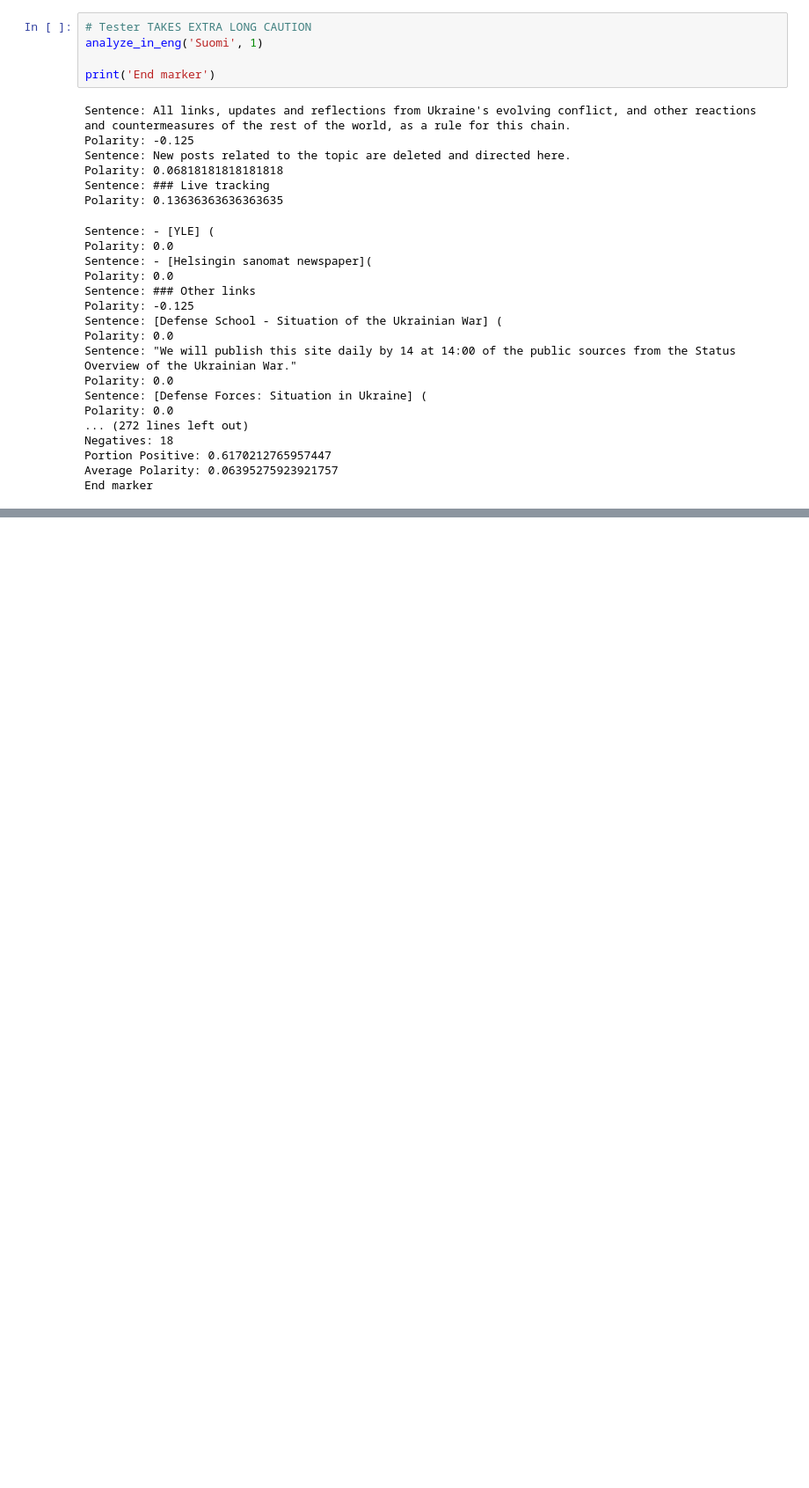
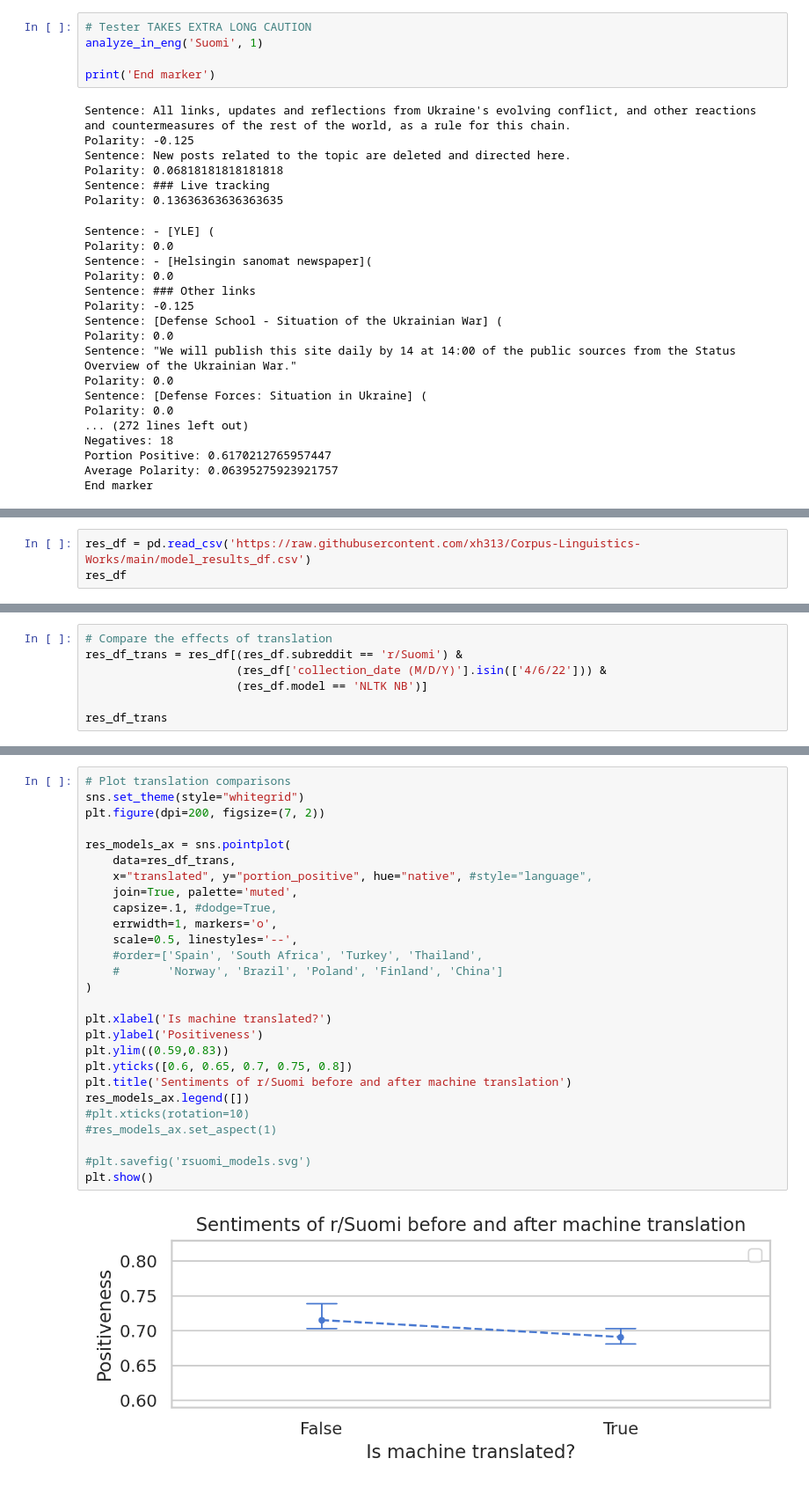
Before and after one commit to xh313/Corpus-Linguistics-Works, a Jupyter notebook: CorpusLingFinalProject.ipynb, the cells around one changed output, grey strips where cells are left out. Shown at 88% size. Saved outputs shown, nothing was run; the diff lists cells and outputs as text; blank space fills up the shorter version.

```diff
--- a/CorpusLingFinalProject.ipynb
+++ b/CorpusLingFinalProject.ipynb
@@ -703,0 +793,3 @@ End marker
+# %%
+res_df = pd.read_csv('https://raw.githubusercontent.com/xh313/Corpus-Linguistics-Works/main/model_results_df.csv')
+res_df
@@ -703,0 +810,7 @@ End marker
+# %%
+# Compare the effects of translation
+res_df_trans = res_df[(res_df.subreddit == 'r/Suomi') &
+                      (res_df['collection_date (M/D/Y)'].isin(['4/6/22'])) &
+                      (res_df.model == 'NLTK NB')]
+
+res_df_trans
@@ -703,0 +825,29 @@ End marker
+# %%
+# Plot translation comparisons
+sns.set_theme(style="whitegrid")
+plt.figure(dpi=200, figsize=(7, 2))
+
+res_models_ax = sns.pointplot(
+    data=res_df_trans,
+    x="translated", y="portion_positive", hue="native", #style="language",
+    join=True, palette='muted',
+    capsize=.1, #dodge=True,
+    errwidth=1, markers='o',
+    scale=0.5, linestyles='--',
+    #order=['Spain', 'South Africa', 'Turkey', 'Thailand',
+    #       'Norway', 'Brazil', 'Poland', 'Finland', 'China']
+)
+
+plt.xlabel('Is machine translated?')
+plt.ylabel('Positiveness')
+plt.ylim((0.59,0.83))
+plt.yticks([0.6, 0.65, 0.7, 0.75, 0.8])
+plt.title('Sentiments of r/Suomi before and after machine translation')
+res_models_ax.legend([])
+#plt.xticks(rotation=10)
+#res_models_ax.set_aspect(1)
+
+#plt.savefig('rsuomi_models.svg')
+plt.show()
+# %% [output]
+[figure, added]
```
Also changed, not shown: parts of 26 cells of this notebook.
